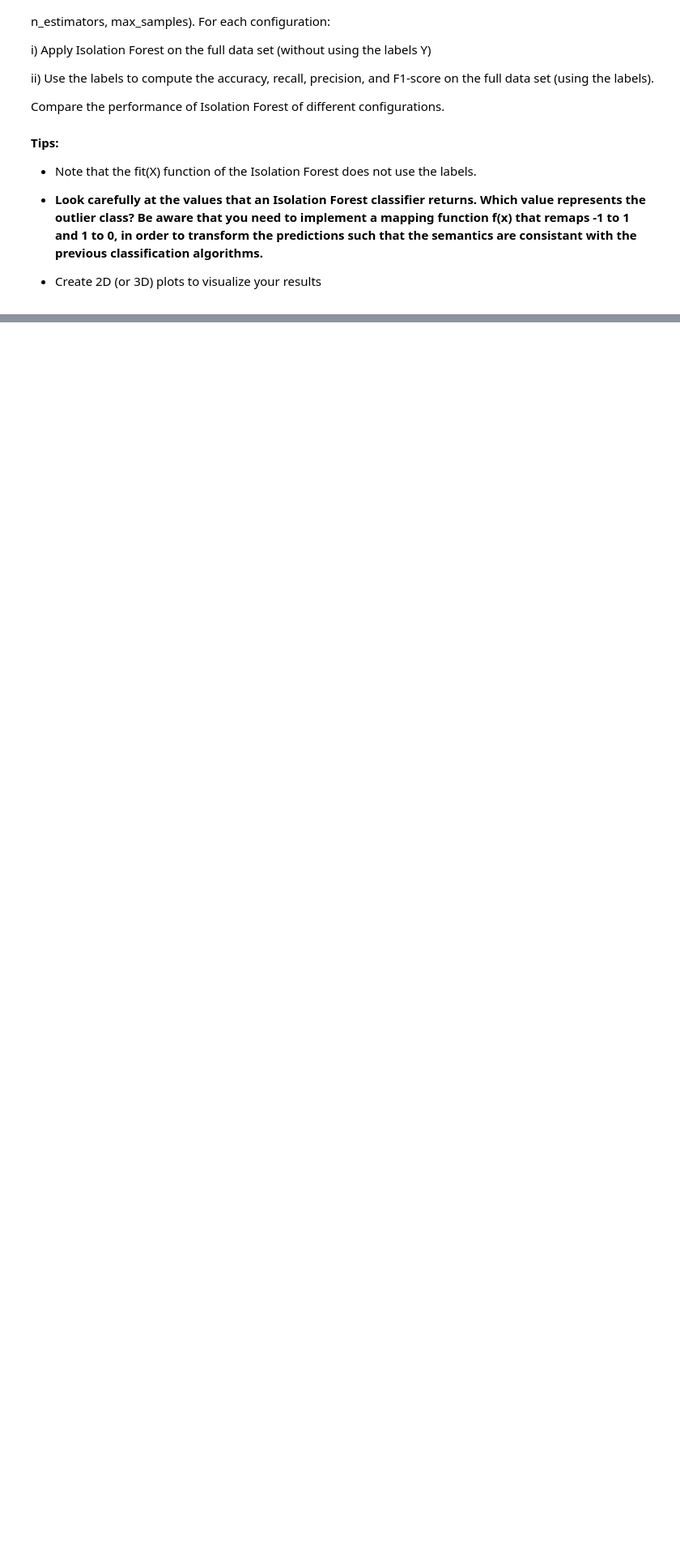
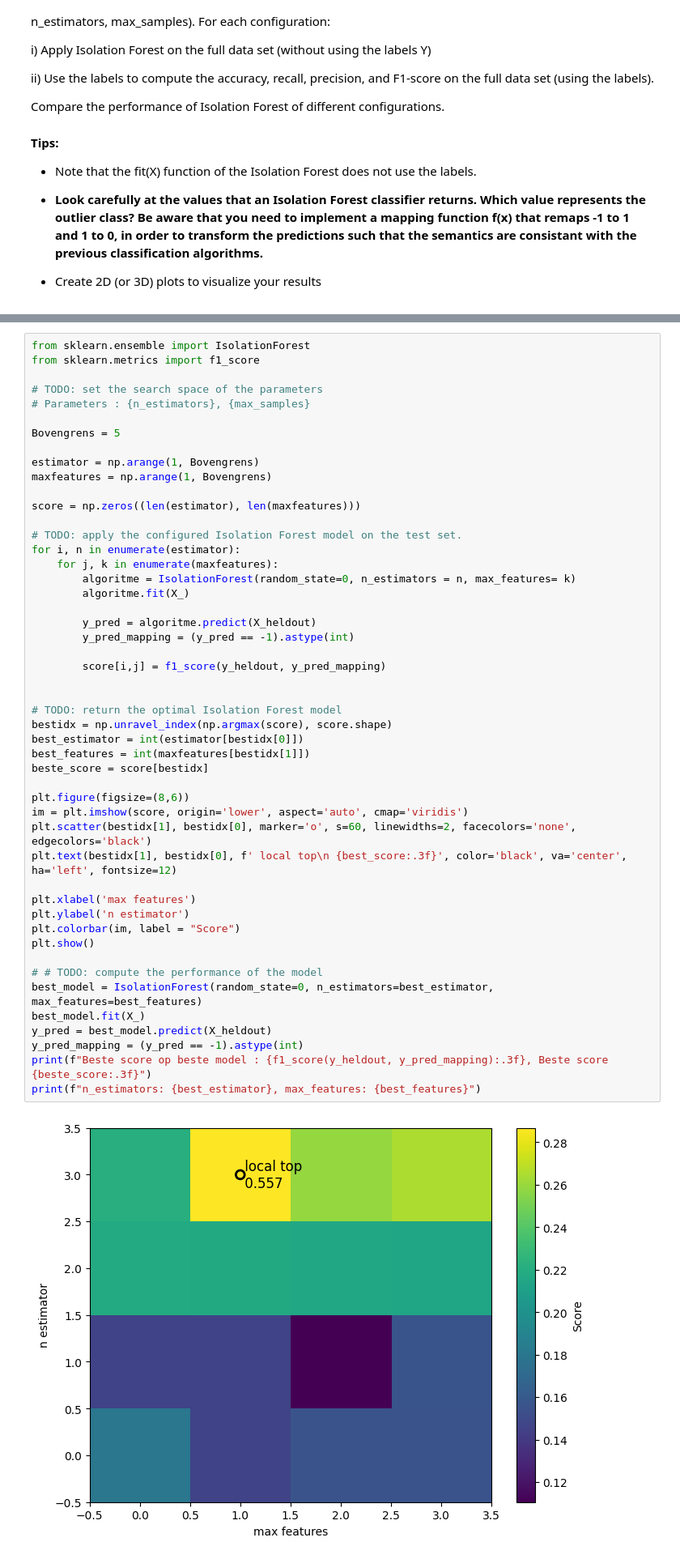
Before and after one commit to Zi-lon/Applications-of-machine-learning, a Jupyter notebook: Assignment 1/Assignment 1.ipynb, the cells around one changed output, grey strips where cells are left out. Shown at 81% size. Drawn from its saved outputs; the diff is of its cells as text; blank space fills up the shorter version.

```diff
--- a/Assignment 1/Assignment 1.ipynb
+++ b/Assignment 1/Assignment 1.ipynb
@@ -631,0 +628,51 @@ from sklearn.ensemble import IsolationForest
+# %%
+from sklearn.ensemble import IsolationForest
+from sklearn.metrics import f1_score
+
+# TODO: set the search space of the parameters
+# Parameters : {n_estimators}, {max_samples}
+
+Bovengrens = 5
+
+estimator = np.arange(1, Bovengrens)
+maxfeatures = np.arange(1, Bovengrens)
+
+score = np.zeros((len(estimator), len(maxfeatures)))
+
+# TODO: apply the configured Isolation Forest model on the test set.
+for i, n in enumerate(estimator):
+    for j, k in enumerate(maxfeatures):
+        algoritme = IsolationForest(random_state=0, n_estimators = n, max_features= k)
+        algoritme.fit(X_)
+
+        y_pred = algoritme.predict(X_heldout)
+        y_pred_mapping = (y_pred == -1).astype(int)
+
+        score[i,j] = f1_score(y_heldout, y_pred_mapping)
+
+
+# TODO: return the optimal Isolation Forest model
+bestidx = np.unravel_index(np.argmax(score), score.shape)
+best_estimator = int(estimator[bestidx[0]])
+best_features = int(maxfeatures[bestidx[1]])
+beste_score = score[bestidx]
+
+plt.figure(figsize=(8,6))
+im = plt.imshow(score, origin='lower', aspect='auto', cmap='viridis')
+plt.scatter(bestidx[1], bestidx[0], marker='o', s=60, linewidths=2, facecolors='none', edgecolors='black')
+plt.text(bestidx[1], bestidx[0], f' local top\n {best_score:.3f}', color='black', va='center', ha='left', fontsize=12)
+
+plt.xlabel('max features')
+plt.ylabel('n estimator')
+plt.colorbar(im, label = "Score")
+plt.show()
+
+# # TODO: compute the performance of the model
+best_model = IsolationForest(random_state=0, n_estimators=best_estimator, max_features=best_features)
+best_model.fit(X_)
+y_pred = best_model.predict(X_heldout)
+y_pred_mapping = (y_pred == -1).astype(int)
+print(f"Beste score op beste model : {f1_score(y_heldout, y_pred_mapping):.3f}, Beste score {beste_score:.3f}")
+print(f"n_estimators: {best_estimator}, max_features: {best_features}")
+# %% [output]
+[figure, added]
```
Also changed, not shown: parts of 15 cells of this notebook.
